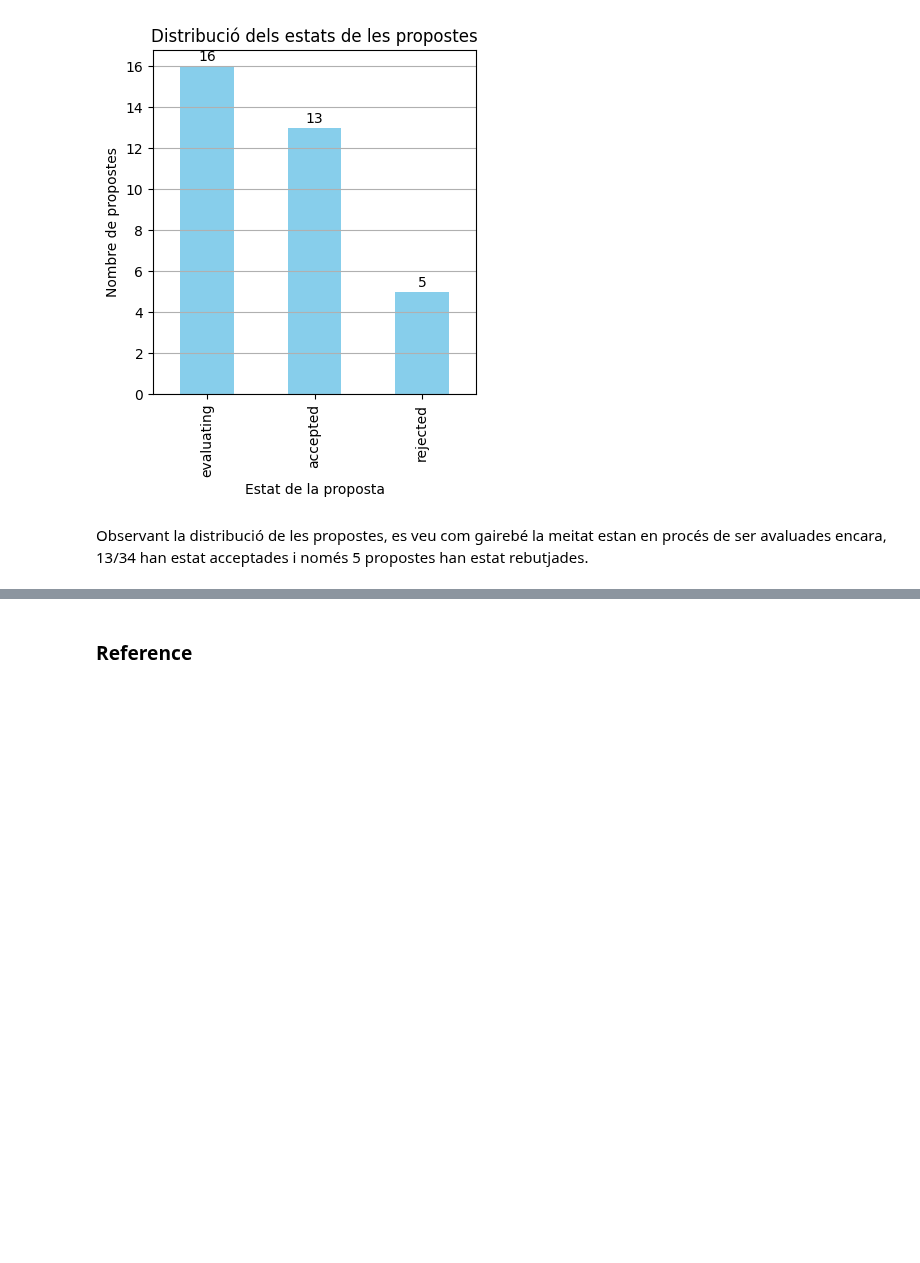
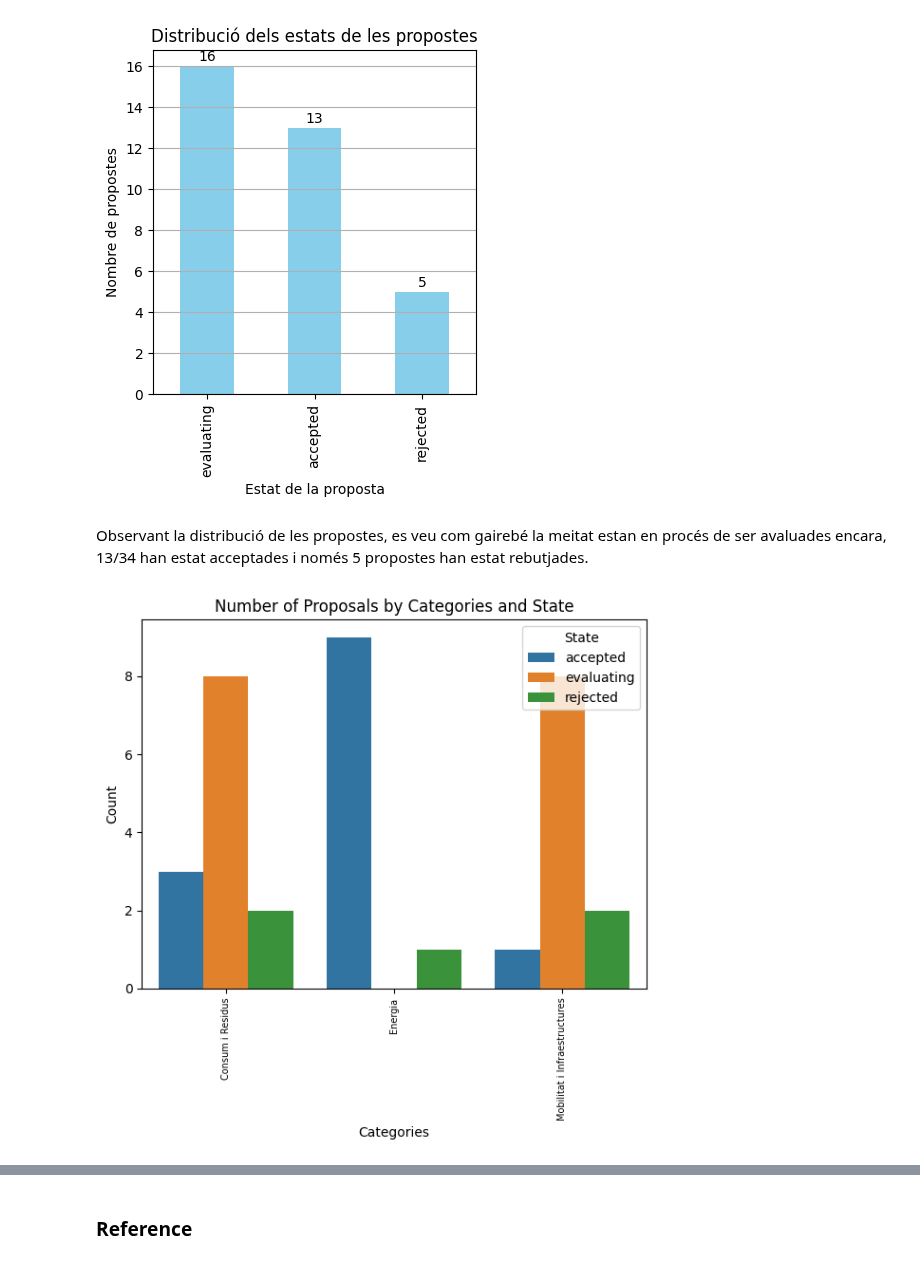
Before and after one commit to NoOPeEKS/dades-assemblea-clima, a Jupyter notebook: notebooks/exploracio_dades_barcelona.ipynb, the cells around one changed output, grey strips where cells are left out. Saved outputs shown, nothing was run; the diff lists cells and outputs as text; code cells hidden in the pictures; blank space fills up the shorter version.

Commit message:
Added comparison between state and category

```diff
--- a/notebooks/exploracio_dades_barcelona.ipynb
+++ b/notebooks/exploracio_dades_barcelona.ipynb
@@ -309,3 +309,17 @@ plt.show()
 [figure]
 # %% [markdown]
 Observant la distribució de les propostes, es veu com gairebé la meitat estan en procés de ser avaluades encara, 13/34 han estat acceptades i només 5 propostes han estat rebutjades.
+# %%
+grouped = df_proposals.groupby(['category/name/ca', 'state']).size().reset_index(name='count')
+
+plt.figure(figsize=(6, 6))
+sns.barplot(data=grouped, x='category/name/ca', y='count', hue='state')
+plt.xticks(rotation=90, fontsize=7)
+plt.xlabel('Categories')
+plt.ylabel('Count')
+plt.title('Number of Proposals by Categories and State')
+plt.legend(title='State')
+plt.tight_layout()
+plt.show()
+# %% [output]
+[figure, added]
```
Also changed, not shown: parts of 1 cell of this notebook.
